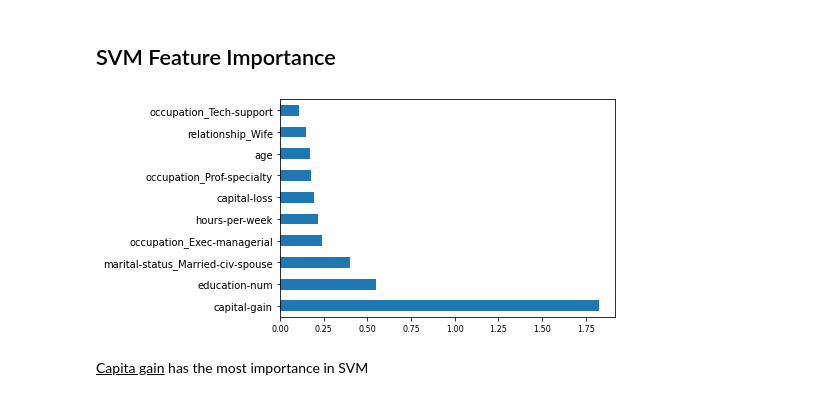
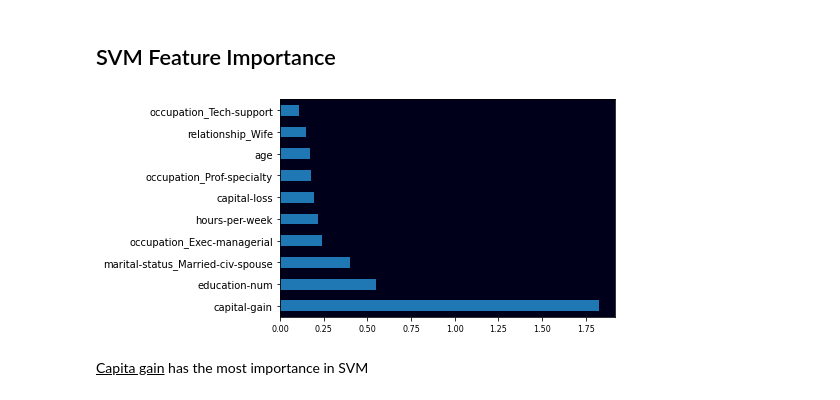
Before and after one commit to agomolka/AdultIncomeAnalysis, a Jupyter notebook: Adult_income_analysis.ipynb, the cells around one changed output. Saved outputs shown, nothing was run; the diff lists cells and outputs as text; code cells hidden in the pictures.

```diff
--- a/Adult_income_analysis.ipynb
+++ b/Adult_income_analysis.ipynb
@@ -1310,11 +1331,14 @@ plt.show()
 ## SVM Feature Importance
 # %%
 #plot graph of feature importances for better visualization
+fig = plt.figure()
+ax = fig.add_subplot(111)
+ax.set_facecolor((0,0,0.10))
 feat_importances_svm = pd.Series(svm["feature importance"], index=features)
 feat_importances_svm.nlargest(10).plot(kind='barh')
 plt.show()
 # %% [output]
-[figure, old version]
+[figure, new version]
 # %% [markdown]
 <u>Capita gain</u> has the most importance in SVM
 # %% [markdown]
```
Also changed, not shown: parts of 6 cells of this notebook, 1 other file.
